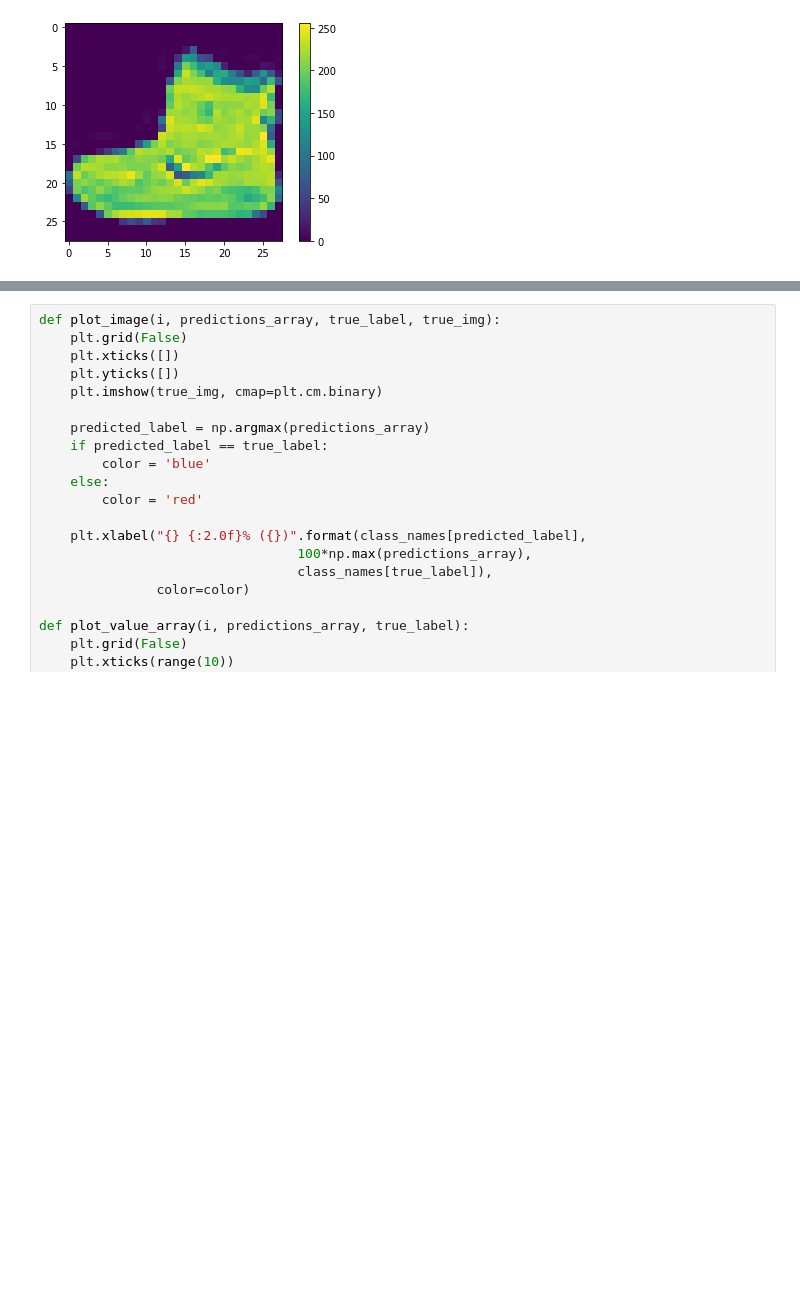
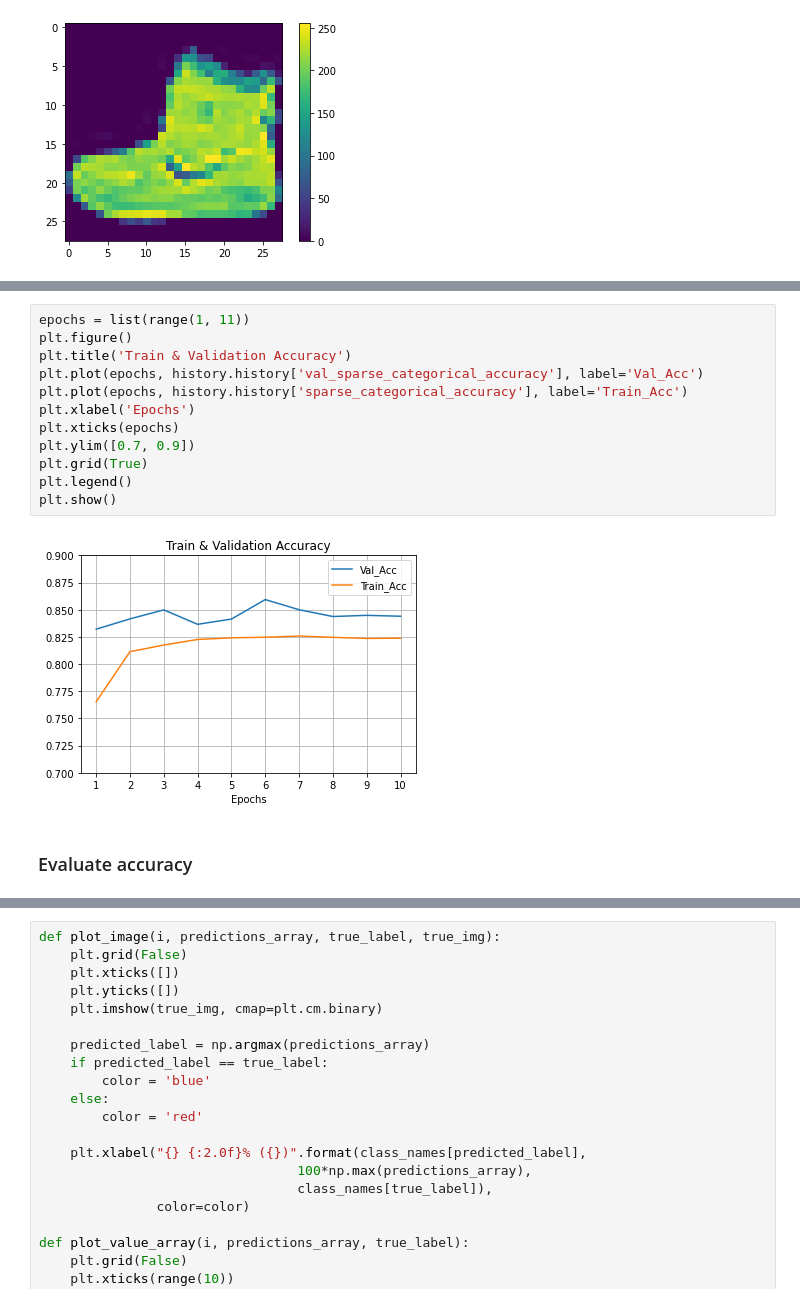
Before and after one commit to jhhan0/machine-learning, a Jupyter notebook: Tensorflow_Tutorials/tensorflow_keras_image_classification.ipynb, the cells around one changed output, grey strips where cells are left out. Cells and saved outputs as stored; diff of their text form; blank space fills up the shorter version.

```diff
--- a/Tensorflow_Tutorials/tensorflow_keras_image_classification.ipynb
+++ b/Tensorflow_Tutorials/tensorflow_keras_image_classification.ipynb
@@ -122 +105,17 @@ Epoch 10/10
+# %%
+epochs = list(range(1, 11))
+plt.figure()
+plt.title('Train & Validation Accuracy')
+plt.plot(epochs, history.history['val_sparse_categorical_accuracy'], label='Val_Acc')
+plt.plot(epochs, history.history['sparse_categorical_accuracy'], label='Train_Acc')
+plt.xlabel('Epochs')
+plt.xticks(epochs)
+plt.ylim([0.7, 0.9])
+plt.grid(True)
+plt.legend()
+plt.show()
+# %% [output]
+[figure, added]
+# %% [markdown]
+### Evaluate accuracy
 # %%
```
Also changed, not shown: parts of 19 cells of this notebook.
